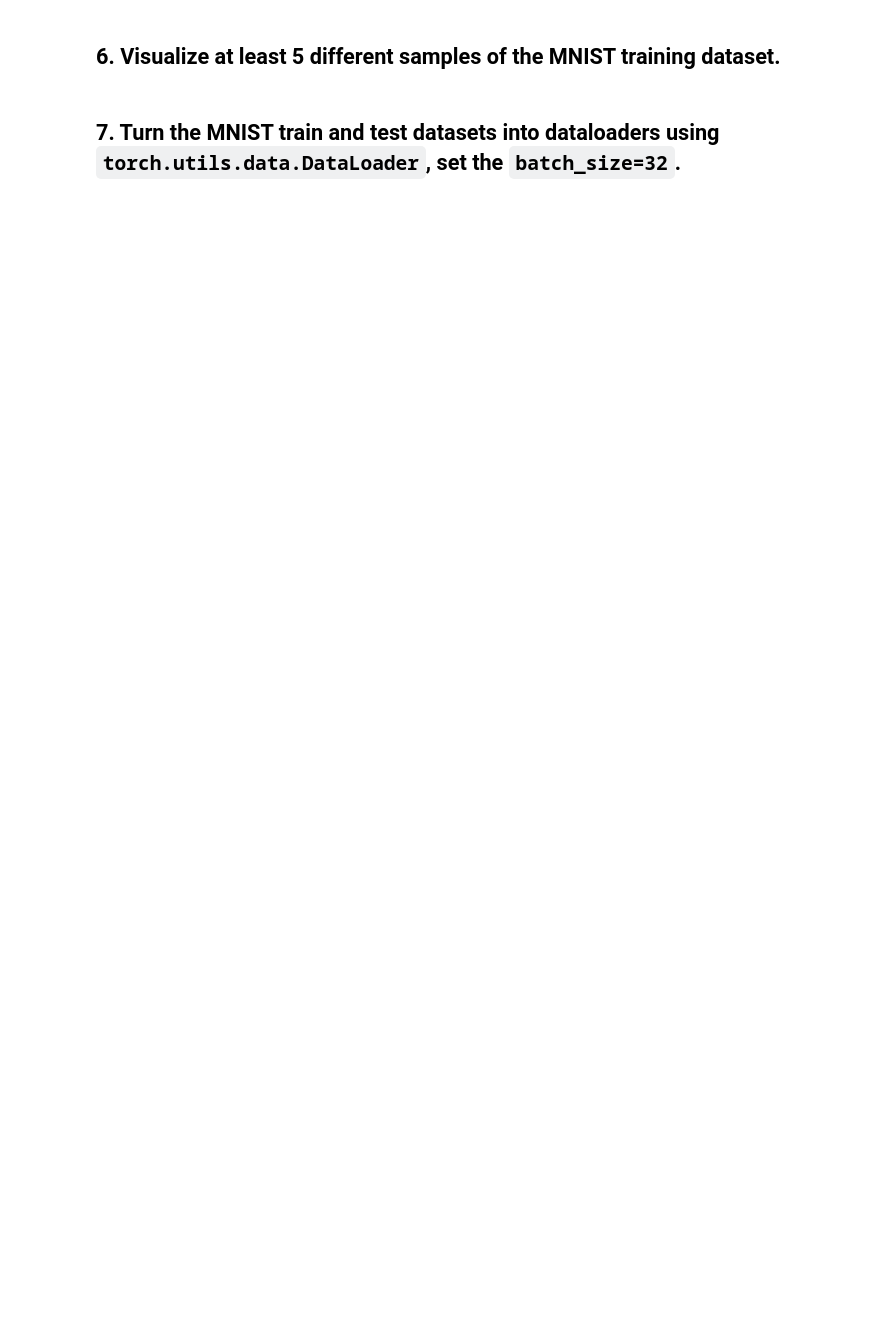
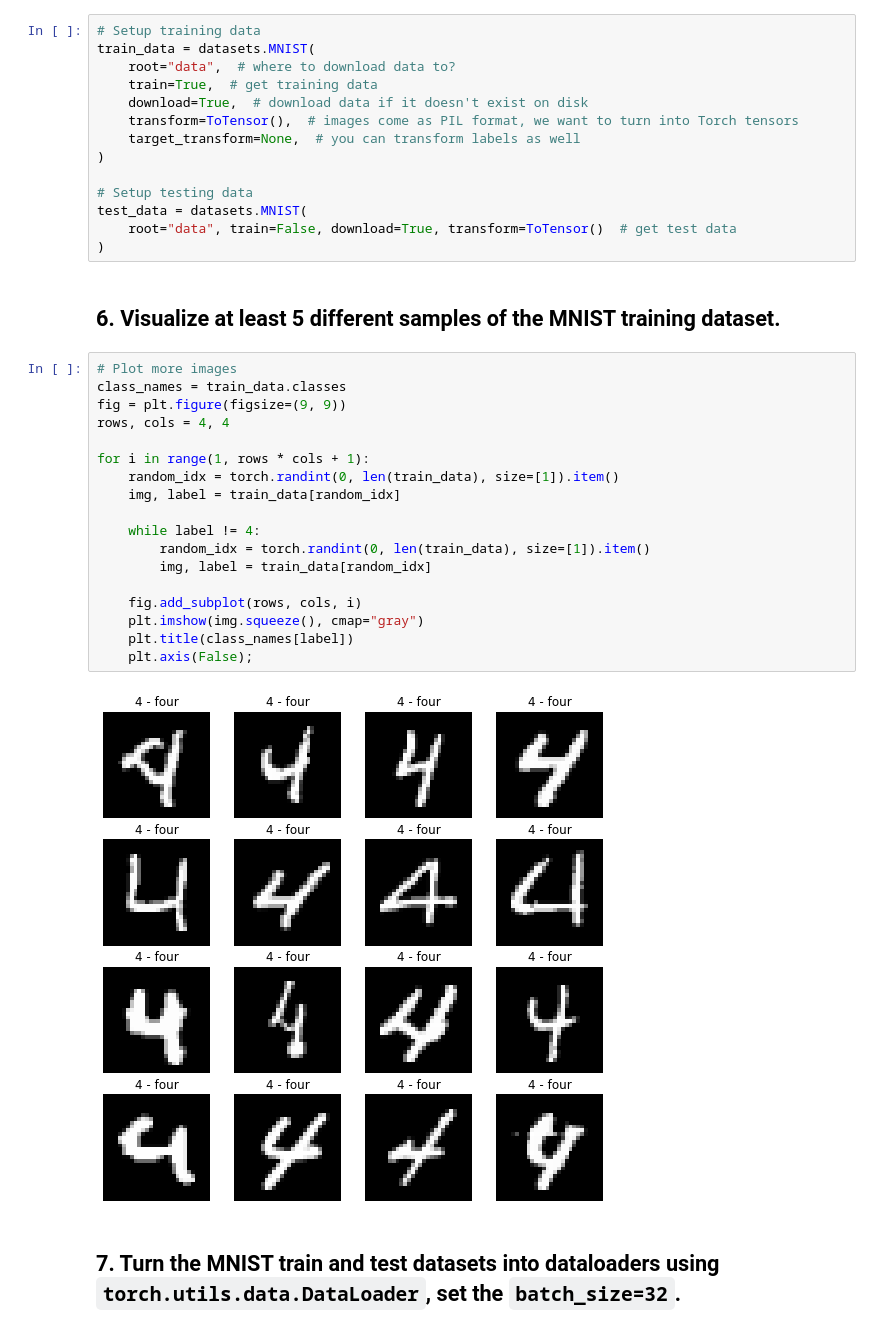
Before and after one commit to tasinhoque/pytorch-deep-learning, a Jupyter notebook: extras/exercises/03_pytorch_computer_vision_exercises.ipynb, the cells around one changed output. Saved outputs shown, nothing was run; the diff lists cells and outputs as text; blank space fills up the shorter version.

```diff
--- a/extras/exercises/03_pytorch_computer_vision_exercises.ipynb
+++ b/extras/exercises/03_pytorch_computer_vision_exercises.ipynb
@@ -61,7 +86,41 @@ print(torch.__version__)
 * Upload your own example image using the "upload" button on the website and see what happens in each layer of a CNN as your image passes through it.
 # %% [markdown]
 ## 5. Load the [`torchvision.datasets.MNIST()`](https://pytorch.org/vision/stable/generated/torchvision.datasets.MNIST.html#torchvision.datasets.MNIST) train and test datasets.
+# %%
+# Setup training data
+train_data = datasets.MNIST(
+    root="data",  # where to download data to?
+    train=True,  # get training data
+    download=True,  # download data if it doesn't exist on disk
+    transform=ToTensor(),  # images come as PIL format, we want to turn into Torch tensors
+    target_transform=None,  # you can transform labels as well
+)
+
+# Setup testing data
+test_data = datasets.MNIST(
+    root="data", train=False, download=True, transform=ToTensor()  # get test data
+)
 # %% [markdown]
 ## 6. Visualize at least 5 different samples of the MNIST training dataset.
+# %%
+# Plot more images
+class_names = train_data.classes
+fig = plt.figure(figsize=(9, 9))
+rows, cols = 4, 4
+
+for i in range(1, rows * cols + 1):
+    random_idx = torch.randint(0, len(train_data), size=[1]).item()
+    img, label = train_data[random_idx]
+
+    while label != 4:
+        random_idx = torch.randint(0, len(train_data), size=[1]).item()
+        img, label = train_data[random_idx]
+
+    fig.add_subplot(rows, cols, i)
+    plt.imshow(img.squeeze(), cmap="gray")
+    plt.title(class_names[label])
+    plt.axis(False);
+# %% [output]
+[figure, added]
 # %% [markdown]
 ## 7. Turn the MNIST train and test datasets into dataloaders using `torch.utils.data.DataLoader`, set the `batch_size=32`.
```
Also changed, not shown: parts of 16 cells of this notebook, 11 other files.
